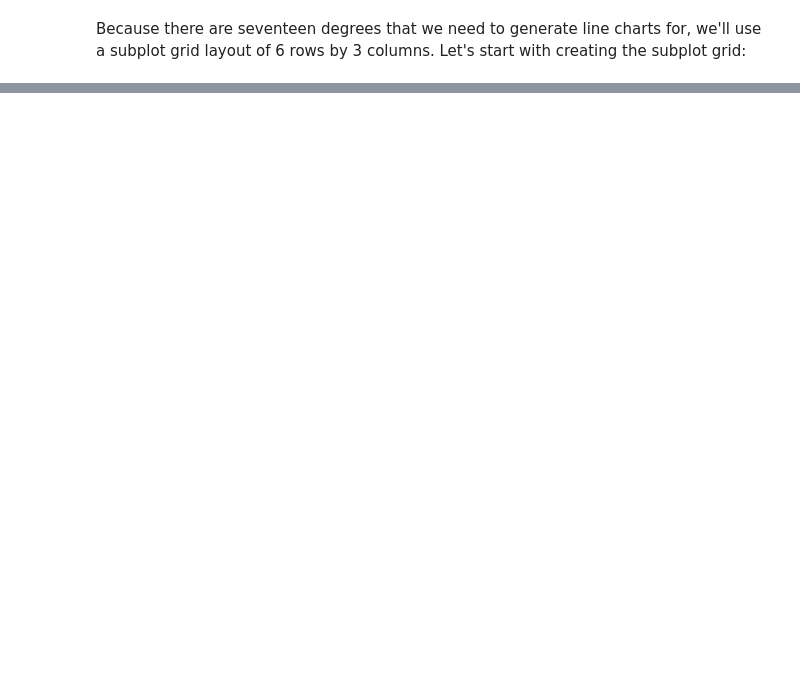
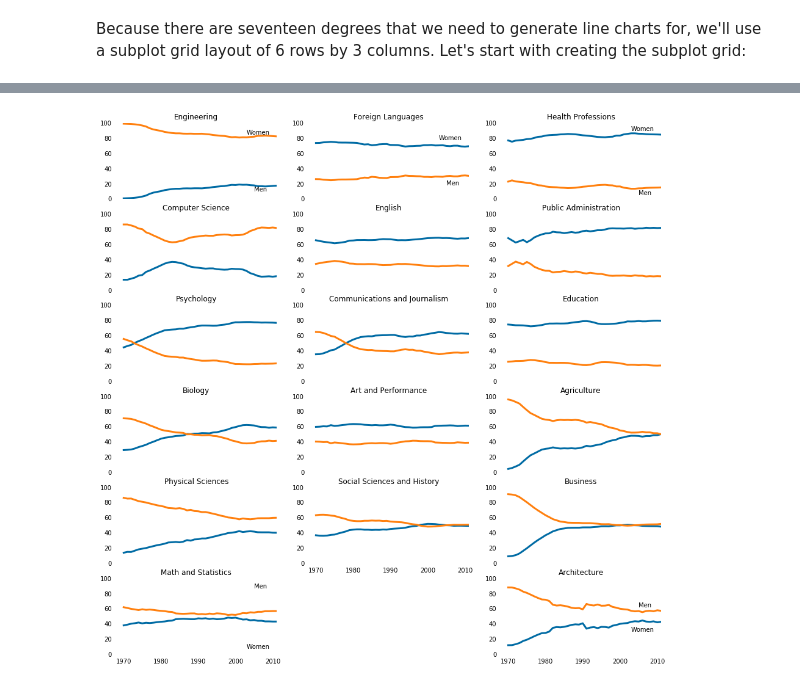
Before and after one commit to pinteck/understanding_gender_gap, a Jupyter notebook: Basics.ipynb, the cells around one changed output, grey strips where cells are left out. Cells and saved outputs as stored; diff of their text form; code cells hidden in the pictures; blank space fills up the shorter version.

```diff
--- a/Basics.ipynb
+++ b/Basics.ipynb
@@ -316,0 +397,76 @@ Let's start with creating the subplot grid:
+# %%
+cb_dark_blue = (0/255,107/255,164/255)
+cb_orange = (255/255, 128/255, 14/255)
+
+fig = plt.figure(figsize=(16, 16))
+
+# Generate first column of line charts. STEM degrees.
+for sp in range(0,18,3):
+    cat_index = int(sp/3)
+    ax = fig.add_subplot(6,3,sp+1)
+    ax.plot(women_degrees['Year'], women_degrees[stem_cats[cat_index]], c=cb_dark_blue, label='Women', linewidth=3)
+    ax.plot(women_degrees['Year'], 100-women_degrees[stem_cats[cat_index]], c=cb_orange, label='Men', linewidth=3)
+    ax.spines["right"].set_visible(False)
+    ax.spines["bottom"].set_visible(False)
+    ax.spines["left"].set_visible(False)
+    ax.spines["top"].set_visible(False)
+    ax.set_xlim(1968, 2011)
+    ax.set_ylim(0,100)
+    ax.set_title(stem_cats[cat_index])
+    ax.tick_params(bottom=False, top=False, left=False, right=False, labelbottom=False)
+
+    if cat_index == 0:
+        ax.text(2003, 85, 'Women')
+        ax.text(2005, 10, 'Men')
+    elif cat_index == 5:
+        ax.text(2005, 87, 'Men')
+        ax.text(2003, 7, 'Women')
+        ax.tick_params(labelbottom='on')
+
+# Generate second column of line charts. Liberal arts degrees.
+for sp in range(1,16,3):
+    cat_index = int((sp-1)/3)
+    ax = fig.add_subplot(6,3,sp+1)
+    ax.plot(women_degrees['Year'], women_degrees[lib_arts_cats[cat_index]], c=cb_dark_blue, label='Women', linewidth=3)
+    ax.plot(women_degrees['Year'], 100-women_degrees[lib_arts_cats[cat_index]], c=cb_orange, label='Men', linewidth=3)
+    ax.spines["right"].set_visible(False)
+    ax.spines["bottom"].set_visible(False)
+    ax.spines["left"].set_visible(False)
+    ax.spines["top"].set_visible(False)
+    ax.set_xlim(1968, 2011)
+    ax.set_ylim(0,100)
+    ax.set_title(lib_arts_cats[cat_index])
+    ax.tick_params(bottom=False, top=False, left=False, right=False, labelbottom=False)
+
+    if cat_index == 0:
+        ax.text(2003, 78, 'Women')
+        ax.text(2005, 18, 'Men')
+    elif cat_index == 4:
+        ax.tick_params(labelbottom='on')
+
+# Generate third column of line charts. Other degrees.
+for sp in range(2,20,3):
+    cat_index = int((sp-2)/3)
+    ax = fig.add_subplot(6,3,sp+1)
+    ax.plot(women_degrees['Year'], women_degrees[other_cats[cat_index]], c=cb_dark_blue, label='Women', linewidth=3)
+    ax.plot(women_degrees['Year'], 100-women_degrees[other_cats[cat_index]], c=cb_orange, label='Men', linewidth=3)
+    ax.spines["right"].set_visible(False)
+    ax.spines["bottom"].set_visible(False)
+    ax.spines["left"].set_visible(False)
+    ax.spines["top"].set_visible(False)
+    ax.set_xlim(1968, 2011)
+    ax.set_ylim(0,100)
+    ax.set_title(other_cats[cat_index])
+    ax.tick_params(bottom=False, top=False, left=False, right=False, labelbottom=False)
+
+    if cat_index == 0:
+        ax.text(2003, 90, 'Women')
+        ax.text(2005, 5, 'Men')
+    elif cat_index == 5:
+        ax.text(2005, 62, 'Men')
+        ax.text(2003, 30, 'Women')
+        ax.tick_params(labelbottom='on')
+
+plt.show()
+# %% [output]
+[figure, added]
```
Also changed, not shown: parts of 6 cells of this notebook.
